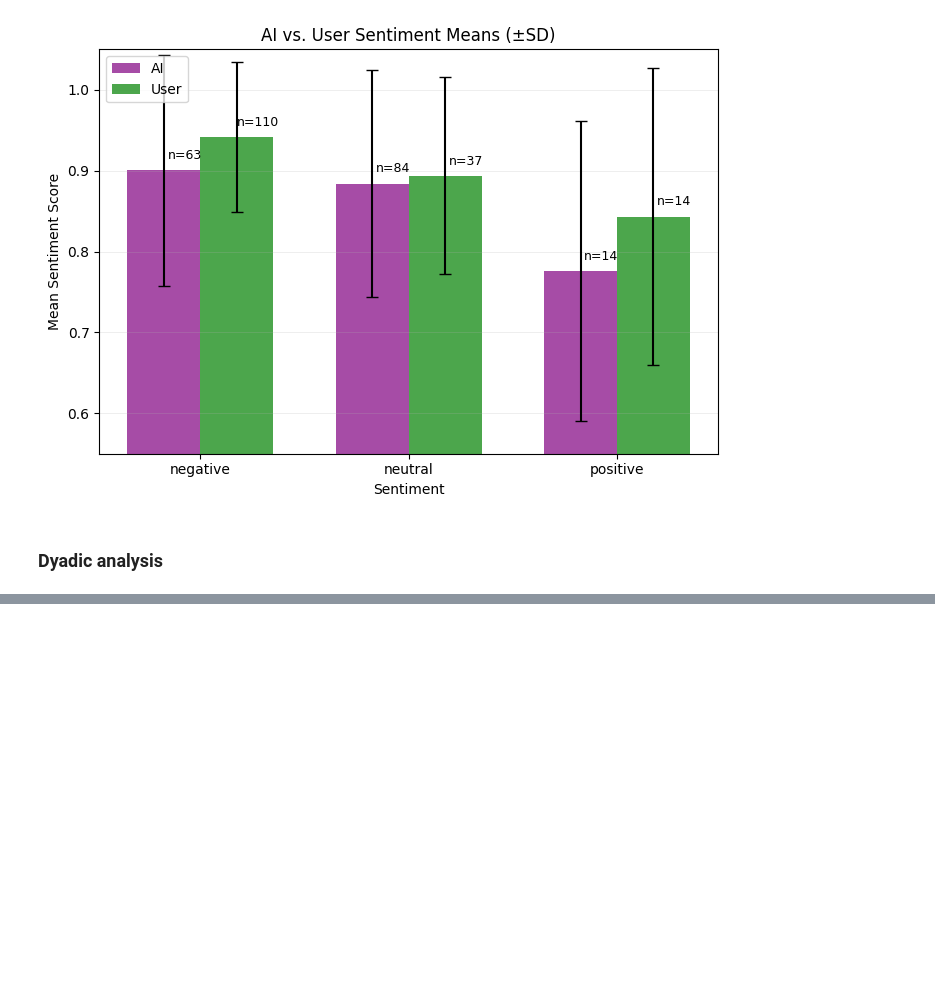
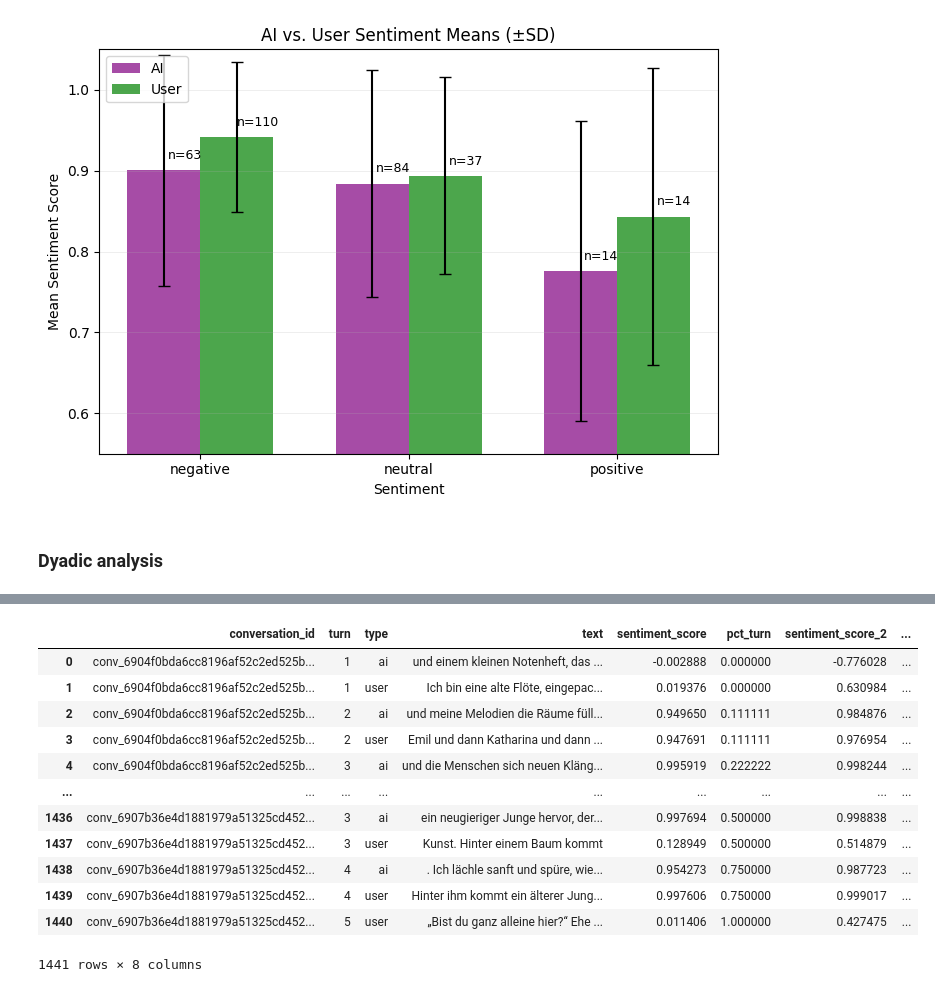
Before and after one commit to Halfidaldal/PENPAL_analysis, a Jupyter notebook: Berlin/Scripts & analyses/sentiment.ipynb, the cells around one changed output, grey strips where cells are left out. Saved outputs shown, nothing was run; the diff lists cells and outputs as text; code cells hidden in the pictures; blank space fills up the shorter version.

```diff
--- a/Berlin/Scripts & analyses/sentiment.ipynb
+++ b/Berlin/Scripts & analyses/sentiment.ipynb
@@ -225,0 +228,18 @@ print(df_turns.head(10))
+# %%
+model_name = "oliverguhr/german-sentiment-bert"
+tokenizer = AutoTokenizer.from_pretrained(model_name)
+model = AutoModelForSequenceClassification.from_pretrained(model_name)
+
+def continuous_sentiment(text):
+    inputs = tokenizer(text, return_tensors="pt", truncation=True)
+    with torch.no_grad():
+        outputs = model(**inputs)
+        probs = torch.nn.functional.softmax(outputs.logits, dim=-1).flatten()
+    # Define continuous valence: -1 * P(negative) + 0 * P(neutral) + 1 * P(positive)
+    valence = probs[2] - probs[0]
+    return valence.item()
+
+tqdm.pandas()
+
+# Apply to each story
+df_turns["sentiment_score"] = df_turns["text"].progress_apply(lambda x: continuous_sentiment(x))
@@ -225,0 +344,16 @@ print(df_turns.head(10))
+# %%
+df_turns
+# %% [output]
+|  | conversation_id | turn | type | text | sentiment_score | pct_turn | sentiment_score_2 | ... |
+| 0 | conv_6904f0bda6cc8196af52c2ed525b... | 1 | ai | und einem kleinen Notenheft, das ... | -0.002888 | 0.000000 | -0.776028 | ... |
+| 1 | conv_6904f0bda6cc8196af52c2ed525b... | 1 | user | Ich bin eine alte Flöte, eingepac... | 0.019376 | 0.000000 | 0.630984 | ... |
+| 2 | conv_6904f0bda6cc8196af52c2ed525b... | 2 | ai | und meine Melodien die Räume füll... | 0.949650 | 0.111111 | 0.984876 | ... |
+| 3 | conv_6904f0bda6cc8196af52c2ed525b... | 2 | user | Emil und dann Katharina und dann ... | 0.947691 | 0.111111 | 0.976954 | ... |
+| 4 | conv_6904f0bda6cc8196af52c2ed525b... | 3 | ai | und die Menschen sich neuen Kläng... | 0.995919 | 0.222222 | 0.998244 | ... |
+| ... | ... | ... | ... | ... | ... | ... | ... | ... |
+| 1436 | conv_6907b36e4d1881979a51325cd452... | 3 | ai | ein neugieriger Junge hervor, der... | 0.997694 | 0.500000 | 0.998838 | ... |
+| 1437 | conv_6907b36e4d1881979a51325cd452... | 3 | user | Kunst. Hinter einem Baum kommt | 0.128949 | 0.500000 | 0.514879 | ... |
+| 1438 | conv_6907b36e4d1881979a51325cd452... | 4 | ai | . Ich lächle sanft und spüre, wie... | 0.954273 | 0.750000 | 0.987723 | ... |
+| 1439 | conv_6907b36e4d1881979a51325cd452... | 4 | user | Hinter ihm kommt ein älterer Jung... | 0.997606 | 0.750000 | 0.999017 | ... |
+| 1440 | conv_6907b36e4d1881979a51325cd452... | 5 | user | „Bist du ganz alleine hier?“ Ehe ... | 0.011406 | 1.000000 | 0.427475 | ... |
+1441 rows × 8 columns
```
Also changed, not shown: parts of 10 cells of this notebook.
